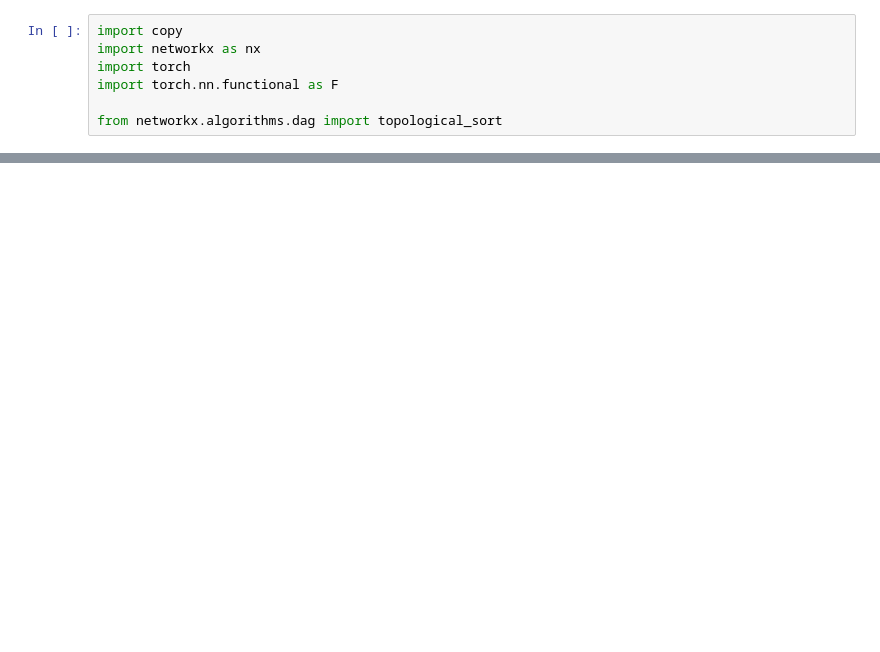
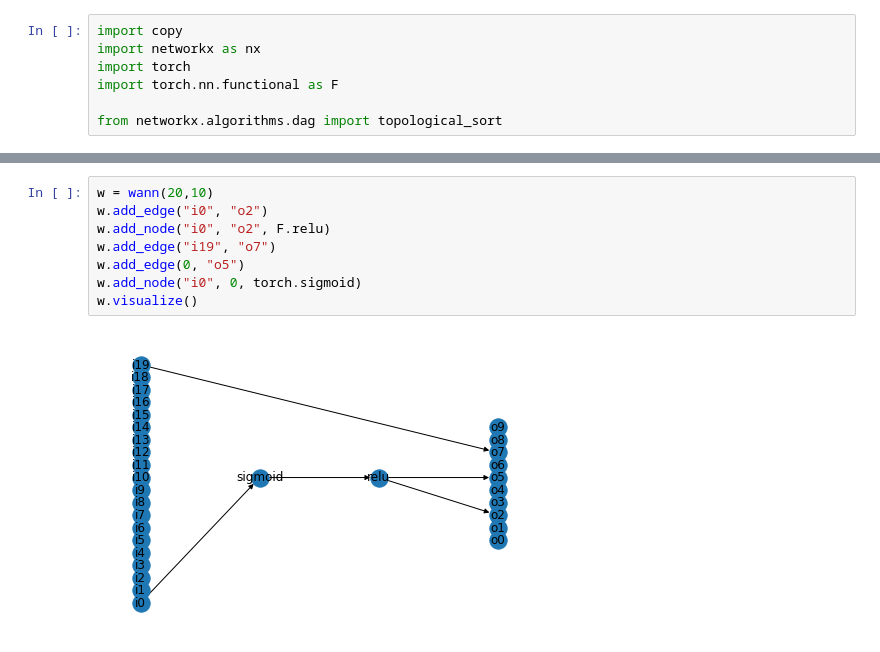
Before and after one commit to Rajashow/DL_Project, a Jupyter notebook: wann.ipynb, the cells around one changed output, grey strips where cells are left out. Drawn from its saved outputs; the diff is of its cells as text; blank space fills up the shorter version.

```diff
--- a/wann.ipynb
+++ b/wann.ipynb
@@ -115,0 +139,10 @@ tensor([[1.7668e-02, 1.7668e-02, 9.6466e-01],
+# %%
+w = wann(20,10)
+w.add_edge("i0", "o2")
+w.add_node("i0", "o2", F.relu)
+w.add_edge("i19", "o7")
+w.add_edge(0, "o5")
+w.add_node("i0", 0, torch.sigmoid)
+w.visualize()
+# %% [output]
+[figure, added]
```
Also changed, not shown: parts of 2 cells of this notebook.
